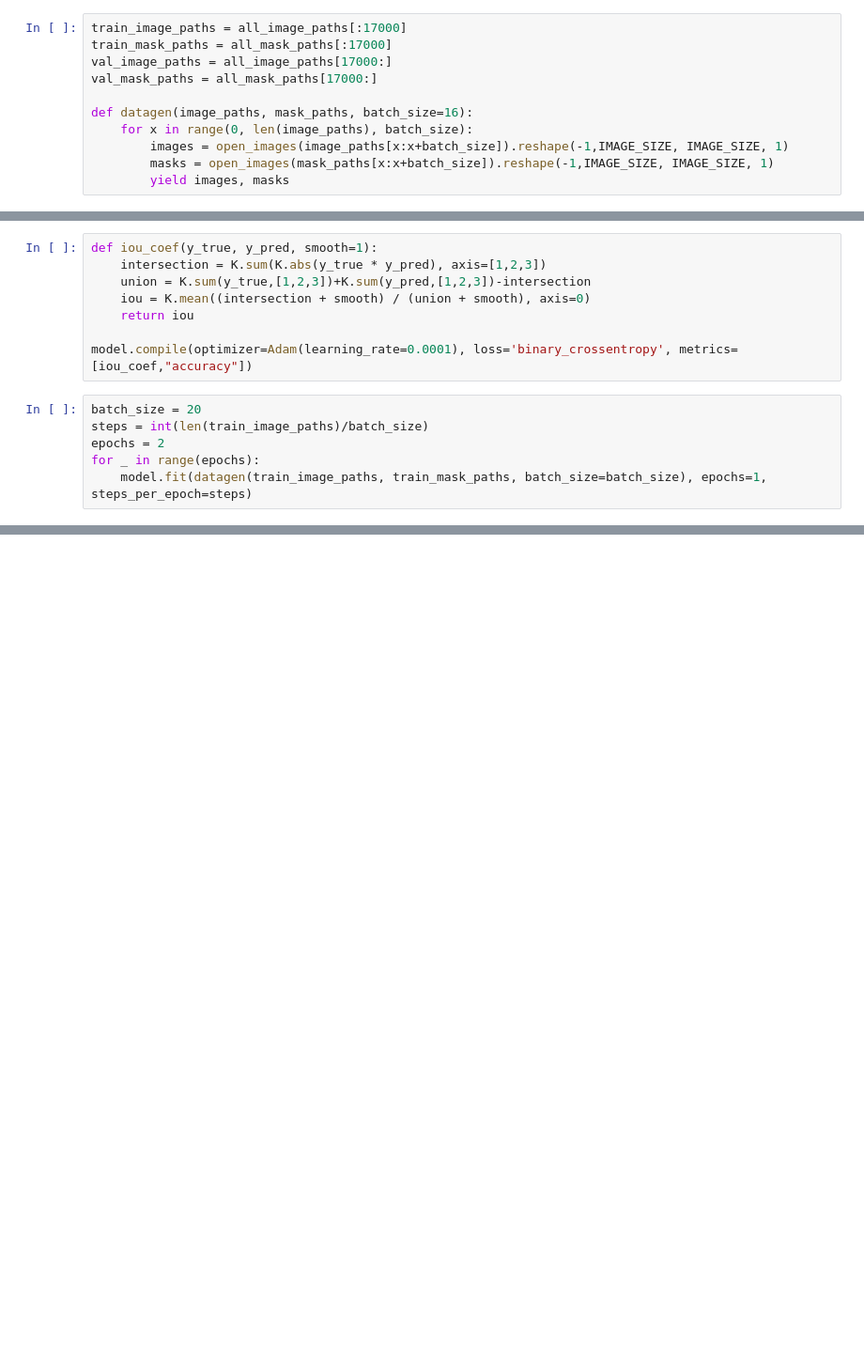
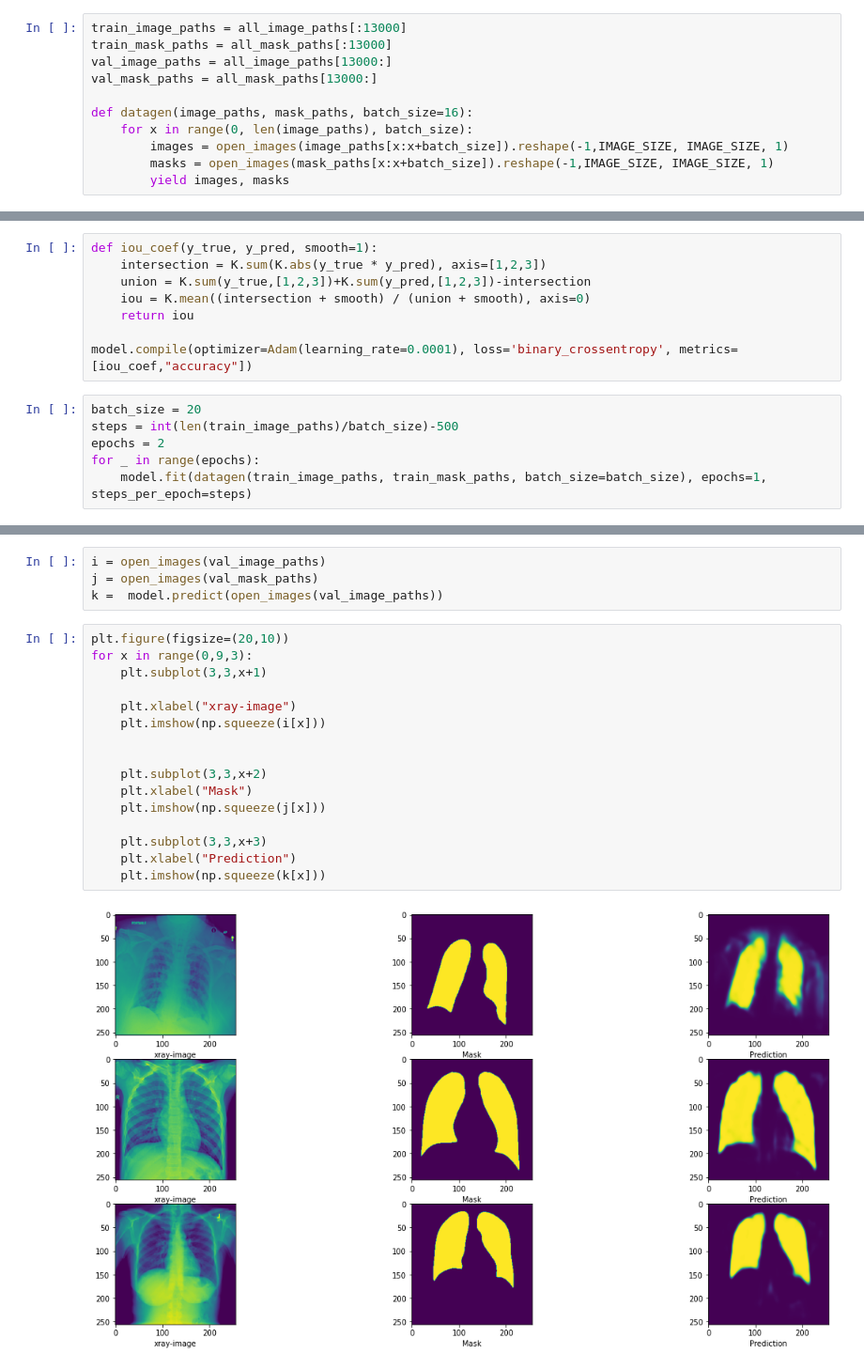
Before and after one commit to sravangvm/Covid-Classification-Using-X-Rays, a Jupyter notebook: CovidX_Ray_Segmentation.ipynb, the cells around one changed output, grey strips where cells are left out. Shown: that part at 94% size. Saved outputs shown, nothing was run; the diff lists cells and outputs as text; blank space fills up the shorter version.

```diff
--- a/CovidX_Ray_Segmentation.ipynb
+++ b/CovidX_Ray_Segmentation.ipynb
@@ -78,8 +92,8 @@ plt.show()
 # %%
-train_image_paths = all_image_paths[:17000]
-train_mask_paths = all_mask_paths[:17000]
-val_image_paths = all_image_paths[17000:]
-val_mask_paths = all_mask_paths[17000:]
+train_image_paths = all_image_paths[:13000]
+train_mask_paths = all_mask_paths[:13000]
+val_image_paths = all_image_paths[13000:]
+val_mask_paths = all_mask_paths[13000:]
 
 def datagen(image_paths, mask_paths, batch_size=16):
     for x in range(0, len(image_paths), batch_size):
@@ -133,7 +147,7 @@ def iou_coef(y_true, y_pred, smooth=1):
 model.compile(optimizer=Adam(learning_rate=0.0001), loss='binary_crossentropy', metrics=[iou_coef,"accuracy"])
 # %%
 batch_size = 20
-steps = int(len(train_image_paths)/batch_size)
+steps = int(len(train_image_paths)/batch_size)-500
 epochs = 2
 for _ in range(epochs):
     model.fit(datagen(train_image_paths, train_mask_paths, batch_size=batch_size), epochs=1, steps_per_epoch=steps)
@@ -149,0 +164,22 @@ model.evaluate(datagen(val_image_paths, val_mask_paths, batch_size=batch_size),
+# %%
+i = open_images(val_image_paths)
+j = open_images(val_mask_paths)
+k =  model.predict(open_images(val_image_paths))
+# %%
+plt.figure(figsize=(20,10))
+for x in range(0,9,3):
+    plt.subplot(3,3,x+1)
+
+    plt.xlabel("xray-image")
+    plt.imshow(np.squeeze(i[x]))
+
+
+    plt.subplot(3,3,x+2)
+    plt.xlabel("Mask")
+    plt.imshow(np.squeeze(j[x]))
+
+    plt.subplot(3,3,x+3)
+    plt.xlabel("Prediction")
+    plt.imshow(np.squeeze(k[x]))
+# %% [output]
+[figure, added]
```
Also changed, not shown: parts of 7 cells of this notebook.
